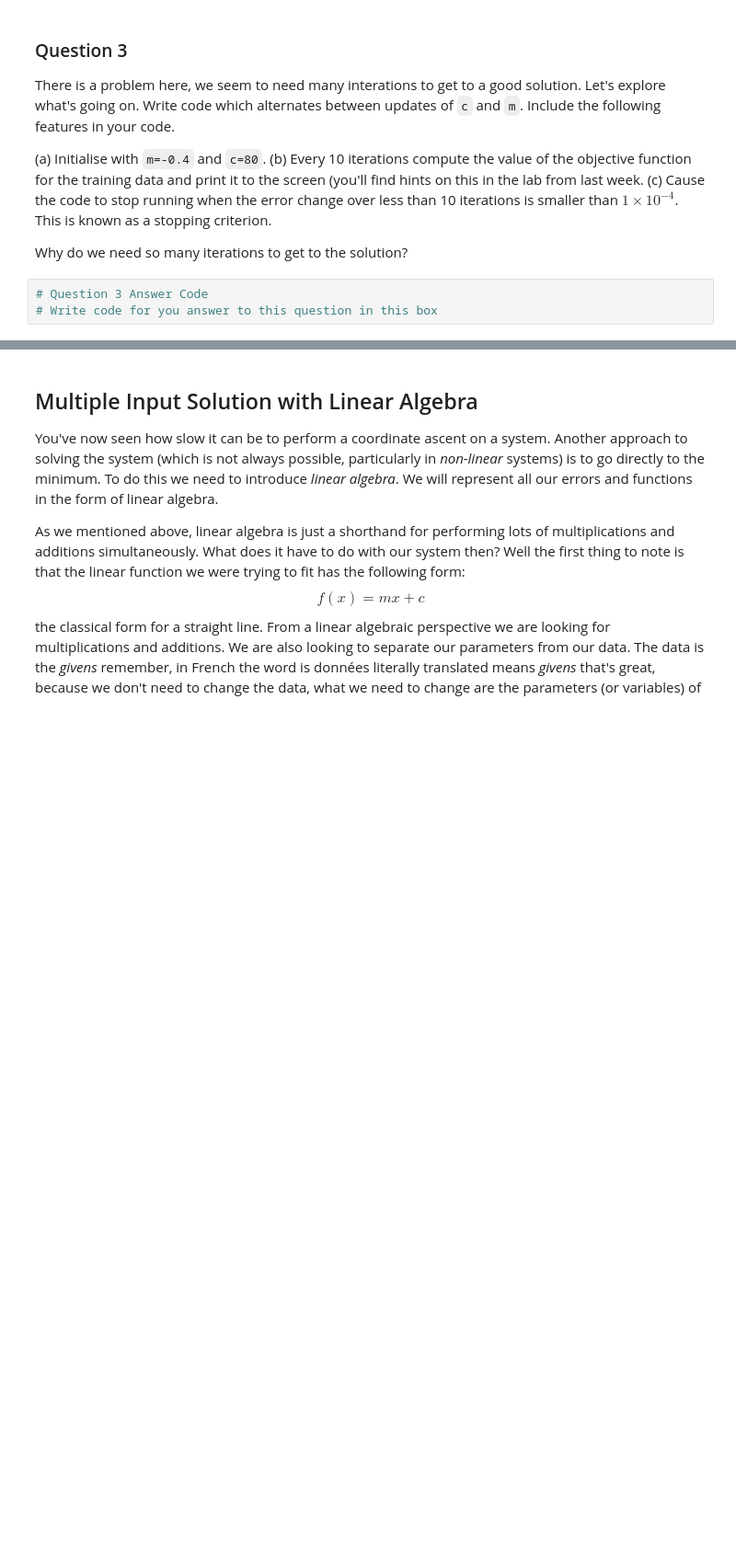
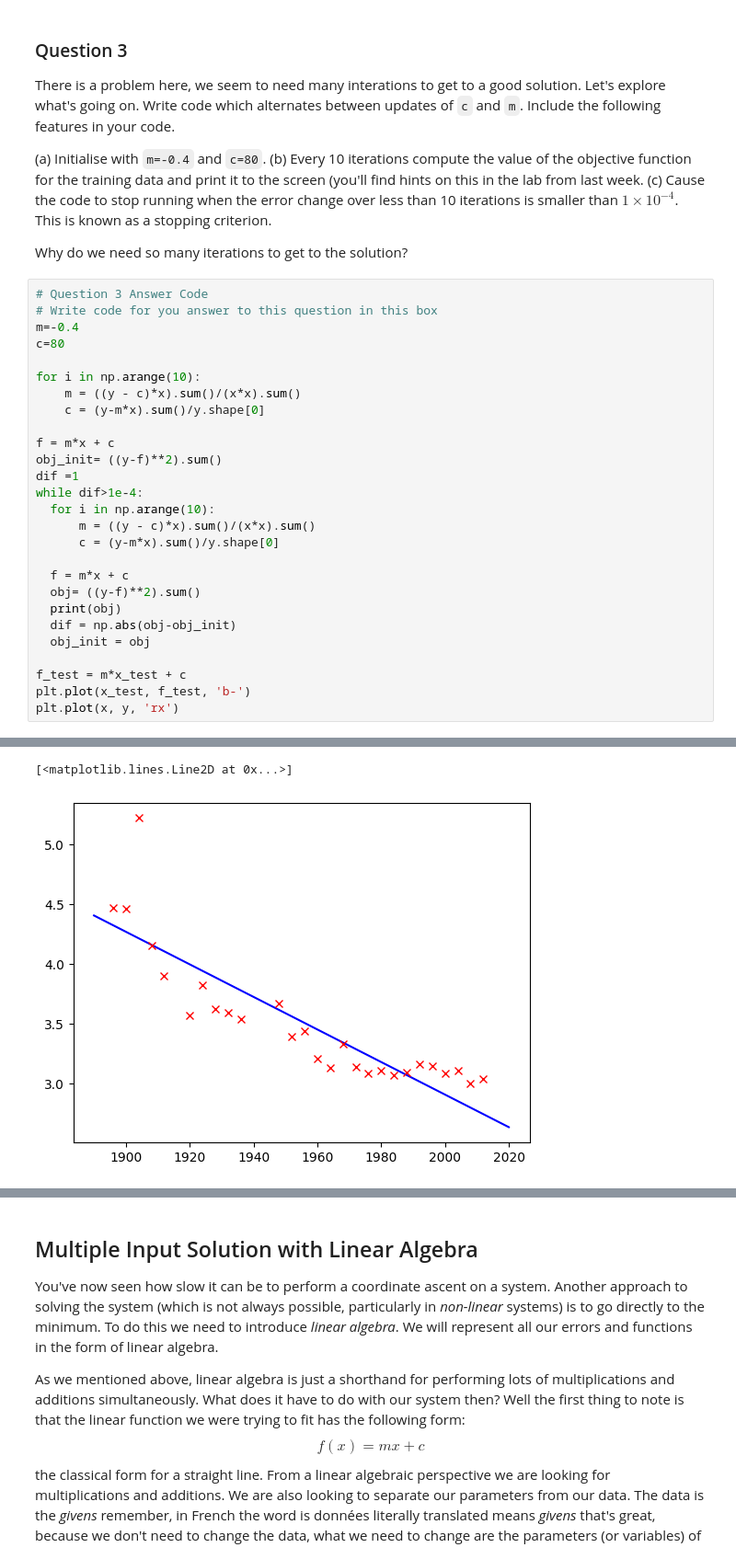
Before and after one commit to Tzu-Liang/COMP64501-Topics-in-Machine-Learning-Module, a Jupyter notebook: Labs/Lab 2 - Linear algebra and linear regression part 1.ipynb, the cells around one changed output, grey strips where cells are left out. Shown: that part at 92% size. Drawn from its saved outputs; the diff is of its cells as text; blank space fills up the shorter version.

```diff
--- a/Labs/Lab 2 - Linear algebra and linear regression part 1.ipynb
+++ b/Labs/Lab 2 - Linear algebra and linear regression part 1.ipynb
@@ -299,6 +333,31 @@ There is a problem here, we seem to need many interations to get to a good solut
 (c) Cause the code to stop running when the error change over less than 10 iterations is smaller than $1\times10^{-4}$. This is known as a stopping criterion.
 
 Why do we need so many iterations to get to the solution?
-# %%
-# Question 3 Answer Code
-# Write code for you answer to this question in this box
+# %%
+# Question 3 Answer Code
+# Write code for you answer to this question in this box
+m=-0.4
+c=80
+
+for i in np.arange(10):
+    m = ((y - c)*x).sum()/(x*x).sum()
+    c = (y-m*x).sum()/y.shape[0]
+
+f = m*x + c
+obj_init= ((y-f)**2).sum()
+dif =1
+while dif>1e-4:
+  for i in np.arange(10):
+      m = ((y - c)*x).sum()/(x*x).sum()
+      c = (y-m*x).sum()/y.shape[0]
+
+  f = m*x + c
+  obj= ((y-f)**2).sum()
+  print(obj)
+  dif = np.abs(obj-obj_init)
+  obj_init = obj
+
+f_test = m*x_test + c
+plt.plot(x_test, f_test, 'b-')
+plt.plot(x, y, 'rx')
+# %% [output]
@@ -304,0 +381,2 @@ Why do we need so many iterations to get to the solution?
+[<matplotlib.lines.Line2D at 0x...>]
+[figure, added]
```
Also changed, not shown: parts of 10 cells of this notebook.
